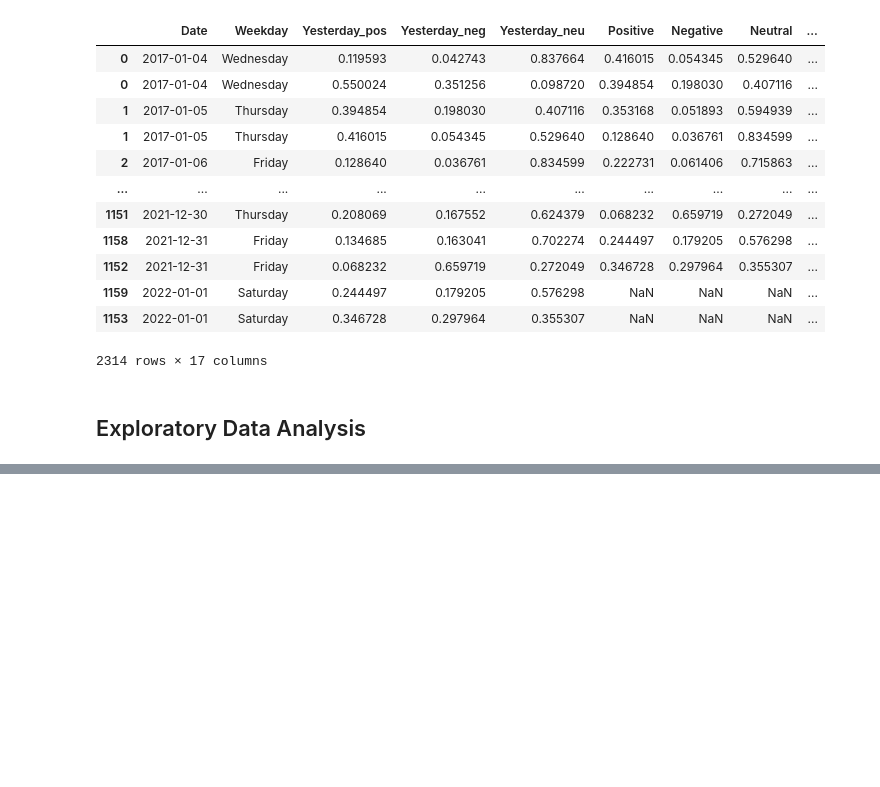
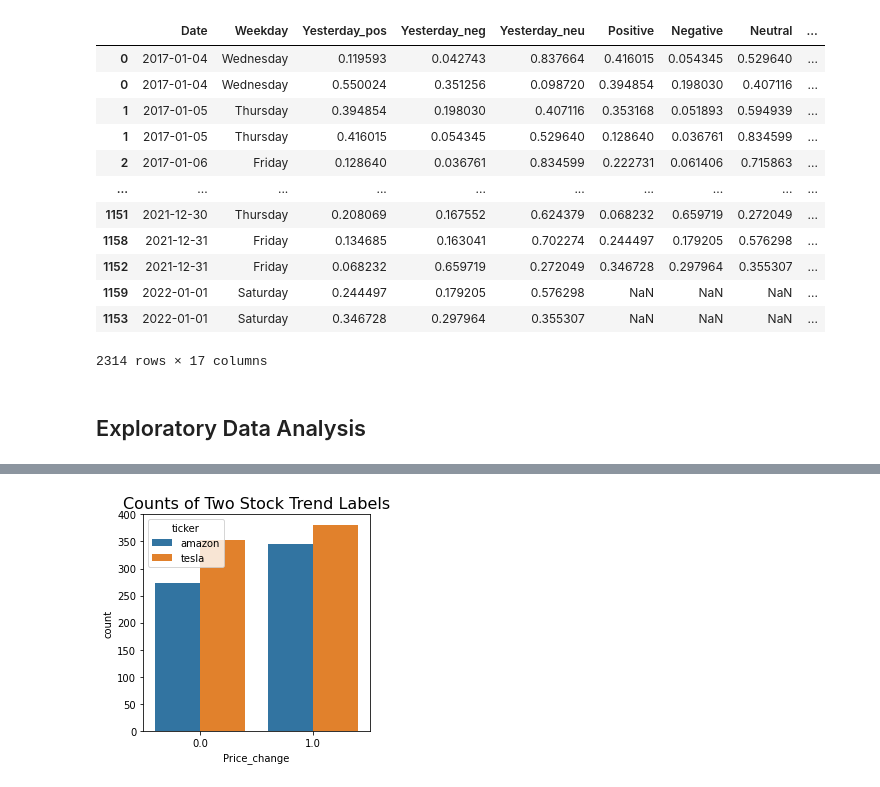
Before and after one commit to nankli/Dailynews_stock_predictor, a Jupyter notebook: tesla+amazon/EDA.ipynb, the cells around one changed output, grey strips where cells are left out. Cells and saved outputs as stored; diff of their text form; code cells hidden in the pictures; blank space fills up the shorter version.

```diff
--- a/tesla+amazon/EDA.ipynb
+++ b/tesla+amazon/EDA.ipynb
@@ -102,3 +100,12 @@ plt.show()
+# %%
+# Counts of two Price_change groups [0 ,1]
+fig, ax = plt.subplots(nrows=1, ncols=1, figsize=(4, 4))
+sns.countplot(x='Price_change', hue='ticker', data=data, ax=ax)
+ax.set_title('Counts of Two Stock Trend Labels', fontsize=16)
+plt.tight_layout()
+plt.show()
+# %% [output]
+[figure, added]
 # %%
 cols_n = ['Positive', 'Negative', 'Neutral', 'Yesterday_pos', 'Yesterday_neg', 'Yesterday_neu']
 #tickers = ['amazon','tesla']
```
Also changed, not shown: parts of 7 cells of this notebook, 2 other files.
